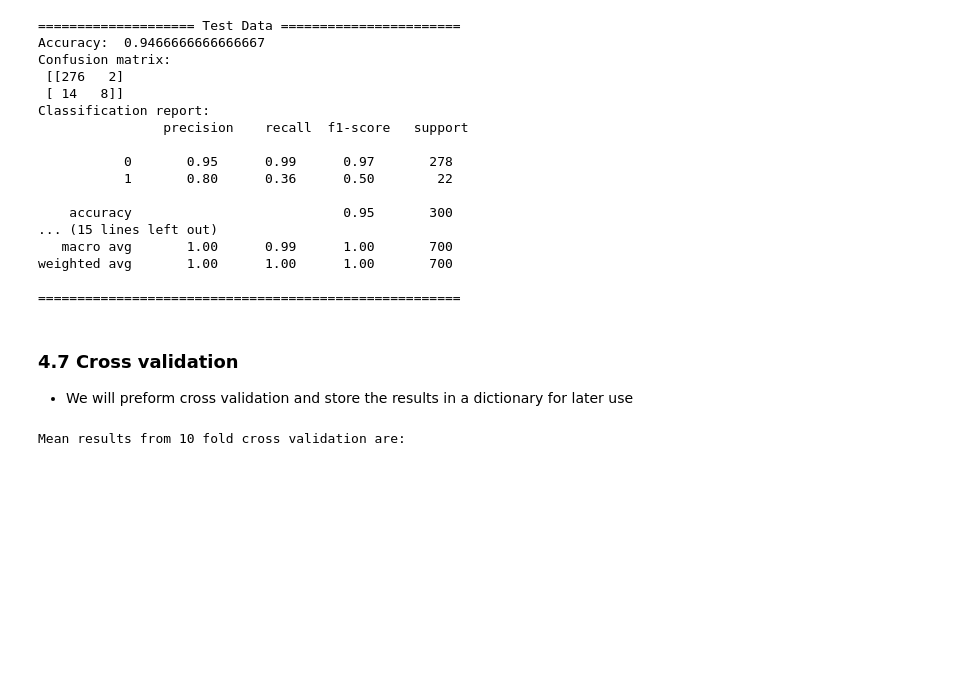
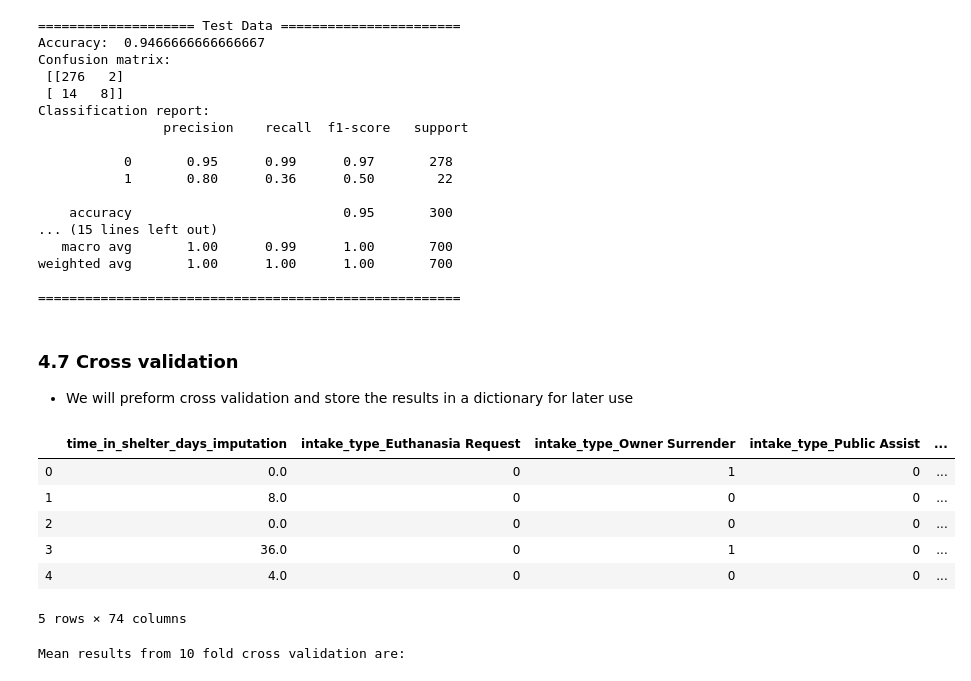
Before and after one commit to estermcgarry/dataanalytics_hw_2, a Jupyter notebook: HW2_McGarry_19205519-rescale-season-function.ipynb, the cells around one changed output. Cells and saved outputs as stored; diff of their text form; code cells hidden in the pictures; blank space fills up the shorter version.

```diff
--- a/HW2_McGarry_19205519-rescale-season-function.ipynb
+++ b/HW2_McGarry_19205519-rescale-season-function.ipynb
@@ -1871,6 +1871,16 @@ def cross_val_RandomForest_DF(X,y, depth=None, estimators=100):
     RandomForestDF = pd.DataFrame.from_dict(RandomForestResults, orient='index', columns=['Random_Forests'])
 
     return RandomForestDF
+# %%
+X.head(5)
+# %% [output]
+|  | time_in_shelter_days_imputation | intake_type_Euthanasia Request | intake_type_Owner Surrender | intake_type_Public Assist | ... |
+| 0 | 0.0 | 0 | 1 | 0 | ... |
+| 1 | 8.0 | 0 | 0 | 0 | ... |
+| 2 | 0.0 | 0 | 0 | 0 | ... |
+| 3 | 36.0 | 0 | 1 | 0 | ... |
+| 4 | 4.0 | 0 | 0 | 0 | ... |
+5 rows × 74 columns
 # %%
 RandomForestDF = cross_val_RandomForest_DF(X,y)
 print(f"Mean results from 10 fold cross validation are:")
```
Also changed, not shown: parts of 3 cells of this notebook.
